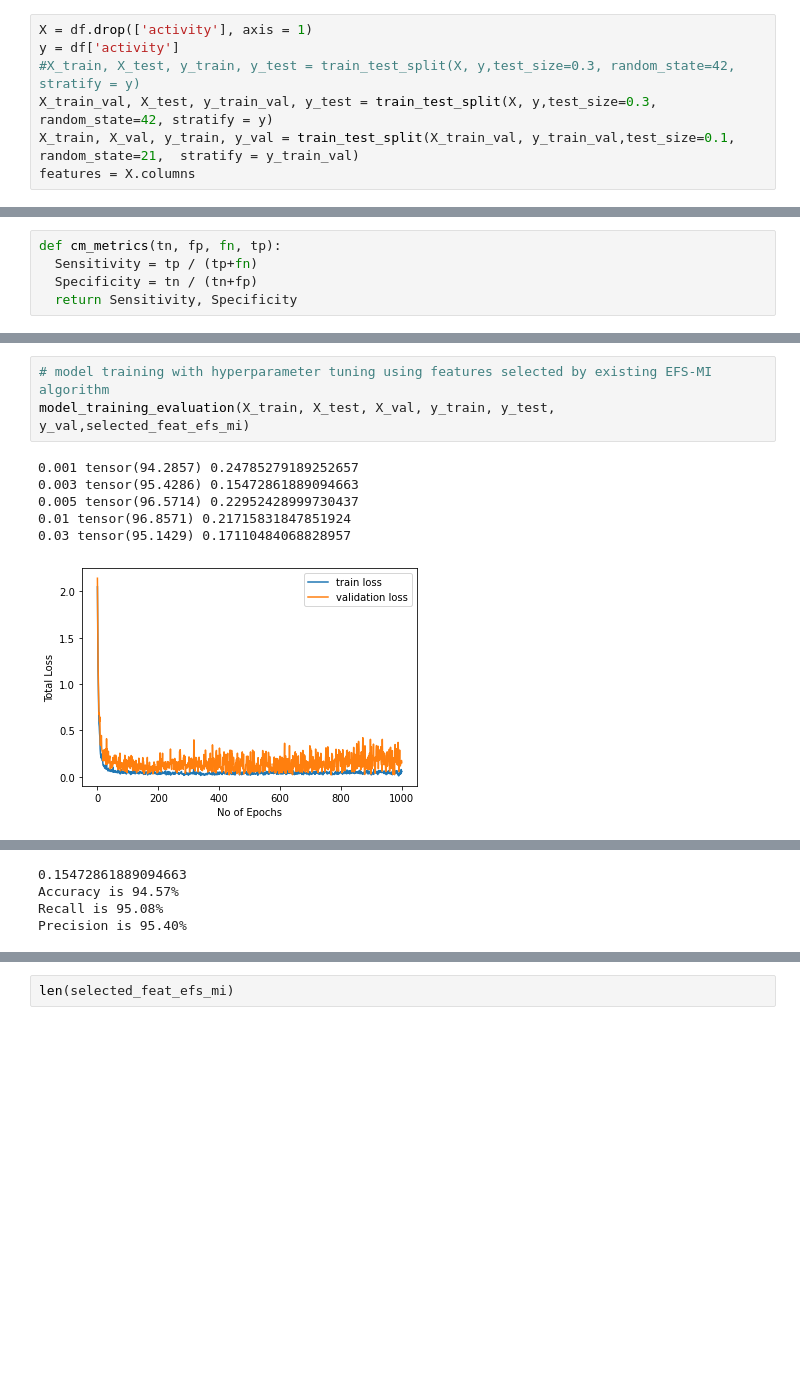
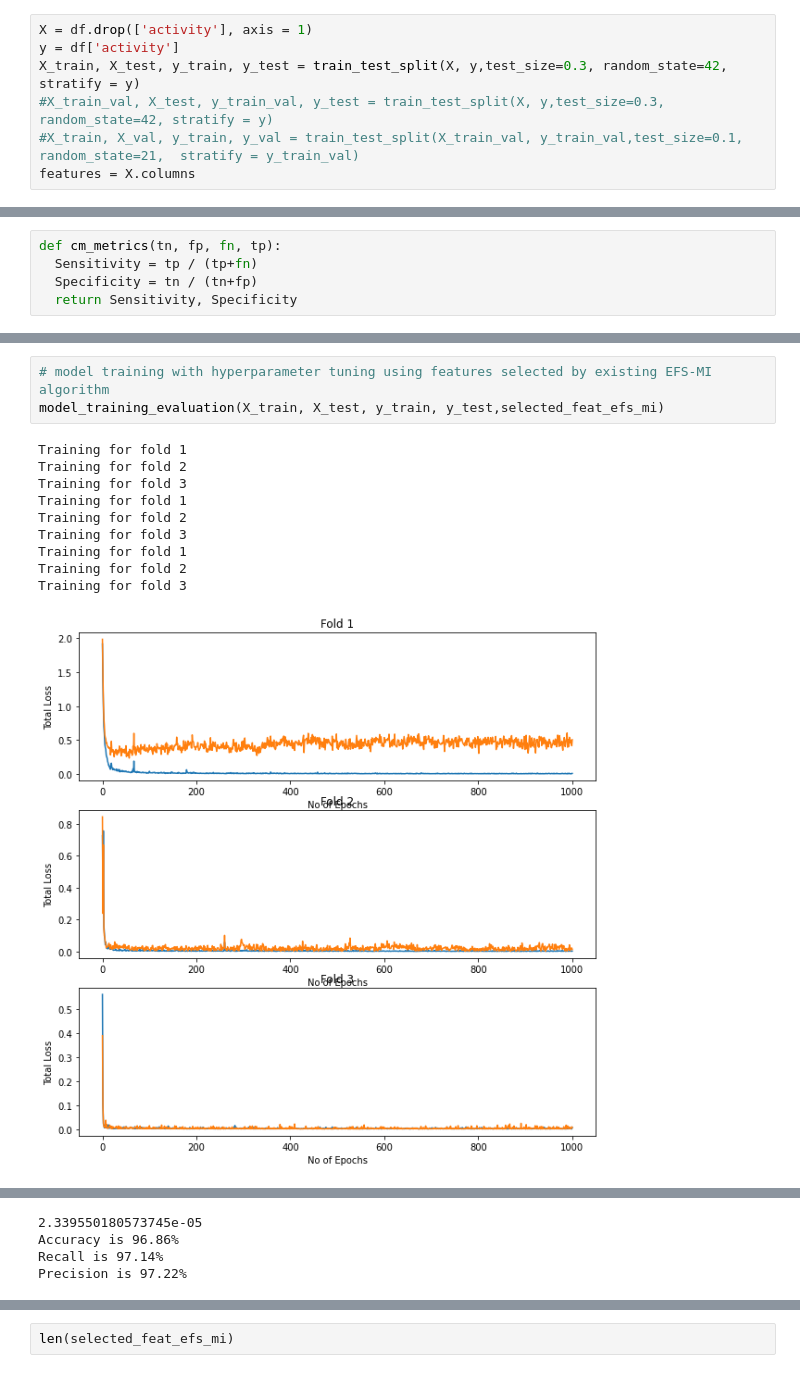
Before and after one commit to Saadman53/Thesis-Human-Activity-Recognition, a Jupyter notebook: Human_Action_Recognition_using_Sensor_Data.ipynb, the cells around one changed output, grey strips where cells are left out. Saved outputs shown, nothing was run; the diff lists cells and outputs as text; blank space fills up the shorter version.

Commit message:
Stratified 3 fold cross validation

```diff
--- a/Human_Action_Recognition_using_Sensor_Data.ipynb
+++ b/Human_Action_Recognition_using_Sensor_Data.ipynb
@@ -119,9 +120,9 @@ df.drop(['Unnamed: 0'], axis = 1, inplace = True)
 # %%
 X = df.drop(['activity'], axis = 1)
 y = df['activity']
-#X_train, X_test, y_train, y_test = train_test_split(X, y,test_size=0.3, random_state=42, stratify = y)
-X_train_val, X_test, y_train_val, y_test = train_test_split(X, y,test_size=0.3, random_state=42, stratify = y)
-X_train, X_val, y_train, y_val = train_test_split(X_train_val, y_train_val,test_size=0.1, random_state=21,  stratify = y_train_val)
+X_train, X_test, y_train, y_test = train_test_split(X, y,test_size=0.3, random_state=42, stratify = y)
+#X_train_val, X_test, y_train_val, y_test = train_test_split(X, y,test_size=0.3, random_state=42, stratify = y)
+#X_train, X_val, y_train, y_val = train_test_split(X_train_val, y_train_val,test_size=0.1, random_state=21,  stratify = y_train_val)
 features = X.columns
 # %%
 #X_train, X_test, X_val, y_train, y_test, y_val = train_test_val_split(df,22, "activity", 0.2)
@@ -604,11 +607,15 @@ def model_training_evaluation(X_train, X_test, X_val, y_train, y_test, y_val,sel
   print(f"Precision is {(precision):.2f}%")
 # %%
 # model training with hyperparameter tuning using features selected by existing EFS-MI algorithm
-model_training_evaluation(X_train, X_test, X_val, y_train, y_test, y_val,selected_feat_efs_mi)
+model_training_evaluation(X_train, X_test, y_train, y_test,selected_feat_efs_mi)
 # %% [output]
-0.001 tensor(94.2857) 0.24785279189252657
-0.003 tensor(95.4286) 0.15472861889094663
-0.005 tensor(96.5714) 0.22952428999730437
-0.01 tensor(96.8571) 0.21715831847851924
-0.03 tensor(95.1429) 0.17110484068828957
+Training for fold 1
+Training for fold 2
+Training for fold 3
+Training for fold 1
+Training for fold 2
+Training for fold 3
+Training for fold 1
+Training for fold 2
+Training for fold 3
-[figure, old version]
+[figure, new version]
@@ -616,6 +625,6 @@ model_training_evaluation(X_train, X_test, X_val, y_train, y_test, y_val,selecte
-0.15472861889094663
-Accuracy is 94.57%
-Recall is 95.08%
-Precision is 95.40%
+2.339550180573745e-05
+Accuracy is 96.86%
+Recall is 97.14%
+Precision is 97.22%
 # %%
 # model training with hyperparameter tuning using features selected by proposed EBCFS algorithm
```
Also changed, not shown: parts of 10 cells of this notebook.
